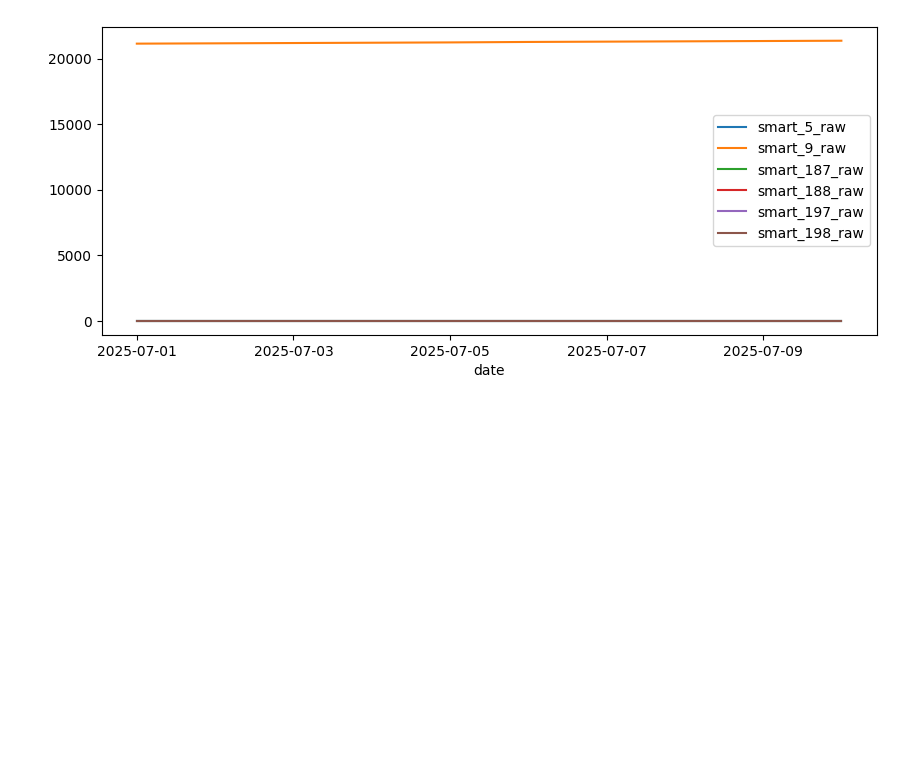
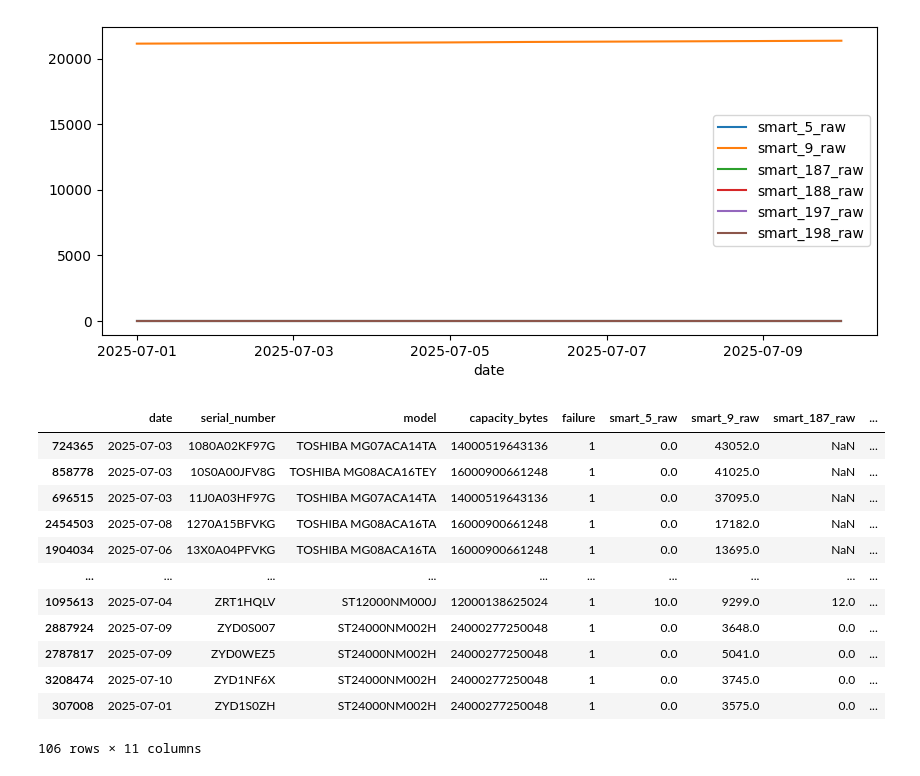
Before and after one commit to PhonpawitS/Hard-Drive-Failure-Prediction-using-ML, a Jupyter notebook: notebooks/eda.ipynb, the cells around one changed output. Cells and saved outputs as stored; diff of their text form; code cells hidden in the pictures; blank space fills up the shorter version.

Commit message:
EDA: find failed disk

```diff
--- a/notebooks/eda.ipynb
+++ b/notebooks/eda.ipynb
@@ -103,3 +103,25 @@ disk.plot(
 # %% [output]
 <Axes: xlabel='date'>
 [figure]
+# %%
+failed_disk = df[df["failure"] == 1].sort_values(by=["serial_number"])
+
+
+# failed_serial = df[df["failure"] == 1]["serial_number"]
+# failed_disk = df[df["serial_number"] == failed_serial]
+
+failed_disk
+# %% [output]
+|  | date | serial_number | model | capacity_bytes | failure | smart_5_raw | smart_9_raw | smart_187_raw | ... |
+| 724365 | 2025-07-03 | 1080A02KF97G | TOSHIBA MG07ACA14TA | 14000519643136 | 1 | 0.0 | 43052.0 | NaN | ... |
+| 858778 | 2025-07-03 | 10S0A00JFV8G | TOSHIBA MG08ACA16TEY | 16000900661248 | 1 | 0.0 | 41025.0 | NaN | ... |
+| 696515 | 2025-07-03 | 11J0A03HF97G | TOSHIBA MG07ACA14TA | 14000519643136 | 1 | 0.0 | 37095.0 | NaN | ... |
+| 2454503 | 2025-07-08 | 1270A15BFVKG | TOSHIBA MG08ACA16TA | 16000900661248 | 1 | 0.0 | 17182.0 | NaN | ... |
+| 1904034 | 2025-07-06 | 13X0A04PFVKG | TOSHIBA MG08ACA16TA | 16000900661248 | 1 | 0.0 | 13695.0 | NaN | ... |
+| ... | ... | ... | ... | ... | ... | ... | ... | ... | ... |
+| 1095613 | 2025-07-04 | ZRT1HQLV | ST12000NM000J | 12000138625024 | 1 | 10.0 | 9299.0 | 12.0 | ... |
+| 2887924 | 2025-07-09 | ZYD0S007 | ST24000NM002H | 24000277250048 | 1 | 0.0 | 3648.0 | 0.0 | ... |
+| 2787817 | 2025-07-09 | ZYD0WEZ5 | ST24000NM002H | 24000277250048 | 1 | 0.0 | 5041.0 | 0.0 | ... |
+| 3208474 | 2025-07-10 | ZYD1NF6X | ST24000NM002H | 24000277250048 | 1 | 0.0 | 3745.0 | 0.0 | ... |
+| 307008 | 2025-07-01 | ZYD1S0ZH | ST24000NM002H | 24000277250048 | 1 | 0.0 | 3575.0 | 0.0 | ... |
+106 rows × 11 columns
```
